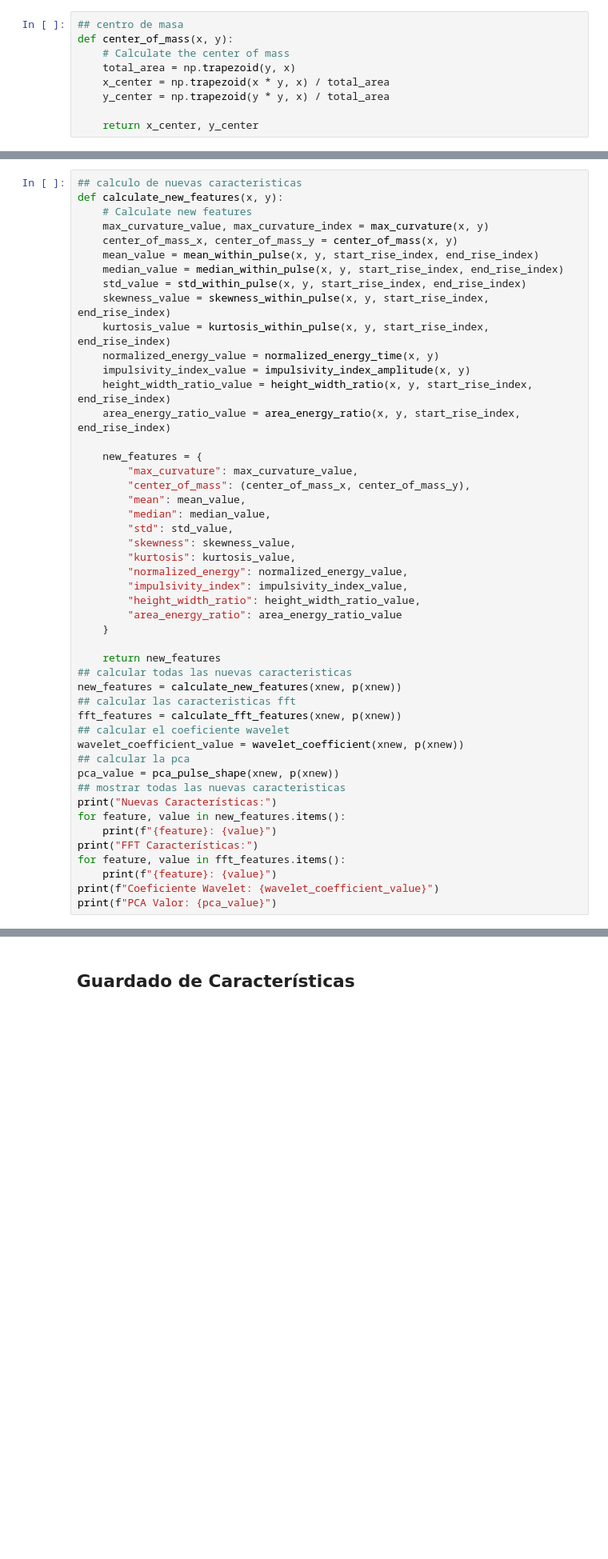
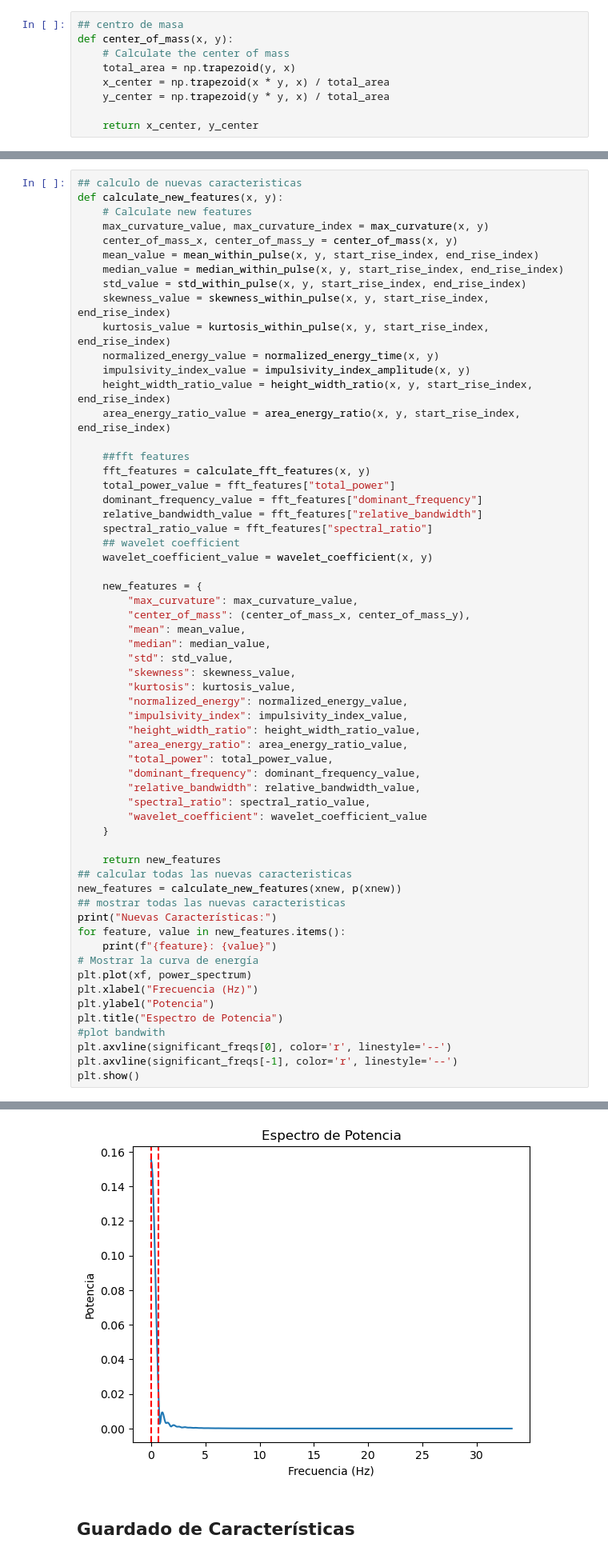
Before and after one commit to delgadoagustin/tesis, a Jupyter notebook: 1_Features.ipynb, the cells around one changed output, grey strips where cells are left out. Shown: that part at 80% size. Saved outputs shown, nothing was run; the diff lists cells and outputs as text; blank space fills up the shorter version.

Commit message:
Added functionality to calculate and save new features to separate files.

```diff
--- a/1_Features.ipynb
+++ b/1_Features.ipynb
@@ -430,6 +430,15 @@ def calculate_new_features(x, y):
     height_width_ratio_value = height_width_ratio(x, y, start_rise_index, end_rise_index)
     area_energy_ratio_value = area_energy_ratio(x, y, start_rise_index, end_rise_index)
 
+    ##fft features
+    fft_features = calculate_fft_features(x, y)
+    total_power_value = fft_features["total_power"]
+    dominant_frequency_value = fft_features["dominant_frequency"]
+    relative_bandwidth_value = fft_features["relative_bandwidth"]
+    spectral_ratio_value = fft_features["spectral_ratio"]
+    ## wavelet coefficient
+    wavelet_coefficient_value = wavelet_coefficient(x, y)
+
     new_features = {
         "max_curvature": max_curvature_value,
         "center_of_mass": (center_of_mass_x, center_of_mass_y),
@@ -441,26 +450,29 @@ def calculate_new_features(x, y):
         "normalized_energy": normalized_energy_value,
         "impulsivity_index": impulsivity_index_value,
         "height_width_ratio": height_width_ratio_value,
-        "area_energy_ratio": area_energy_ratio_value
+        "area_energy_ratio": area_energy_ratio_value,
+        "total_power": total_power_value,
+        "dominant_frequency": dominant_frequency_value,
+        "relative_bandwidth": relative_bandwidth_value,
+        "spectral_ratio": spectral_ratio_value,
+        "wavelet_coefficient": wavelet_coefficient_value
     }
 
     return new_features
 ## calcular todas las nuevas caracteristicas
 new_features = calculate_new_features(xnew, p(xnew))
-## calcular las caracteristicas fft
-fft_features = calculate_fft_features(xnew, p(xnew))
-## calcular el coeficiente wavelet
-wavelet_coefficient_value = wavelet_coefficient(xnew, p(xnew))
-## calcular la pca
-pca_value = pca_pulse_shape(xnew, p(xnew))
 ## mostrar todas las nuevas caracteristicas
 print("Nuevas Características:")
 for feature, value in new_features.items():
     print(f"{feature}: {value}")
-print("FFT Características:")
-for feature, value in fft_features.items():
-    print(f"{feature}: {value}")
-print(f"Coeficiente Wavelet: {wavelet_coefficient_value}")
-print(f"PCA Valor: {pca_value}")
+# Mostrar la curva de energía
+plt.plot(xf, power_spectrum)
+plt.xlabel("Frecuencia (Hz)")
+plt.ylabel("Potencia")
+plt.title("Espectro de Potencia")
+#plot bandwith
+plt.axvline(significant_freqs[0], color='r', linestyle='--')
+plt.axvline(significant_freqs[-1], color='r', linestyle='--')
+plt.show()
 # %% [output]
 Nuevas Características:
@@ -485,3 +495,4 @@ PCA Valor: 0.9978635712569545
+[figure, added]
 # %% [markdown]
 ## Guardado de Características
 # %%
```
Also changed, not shown: parts of 6 cells of this notebook.
